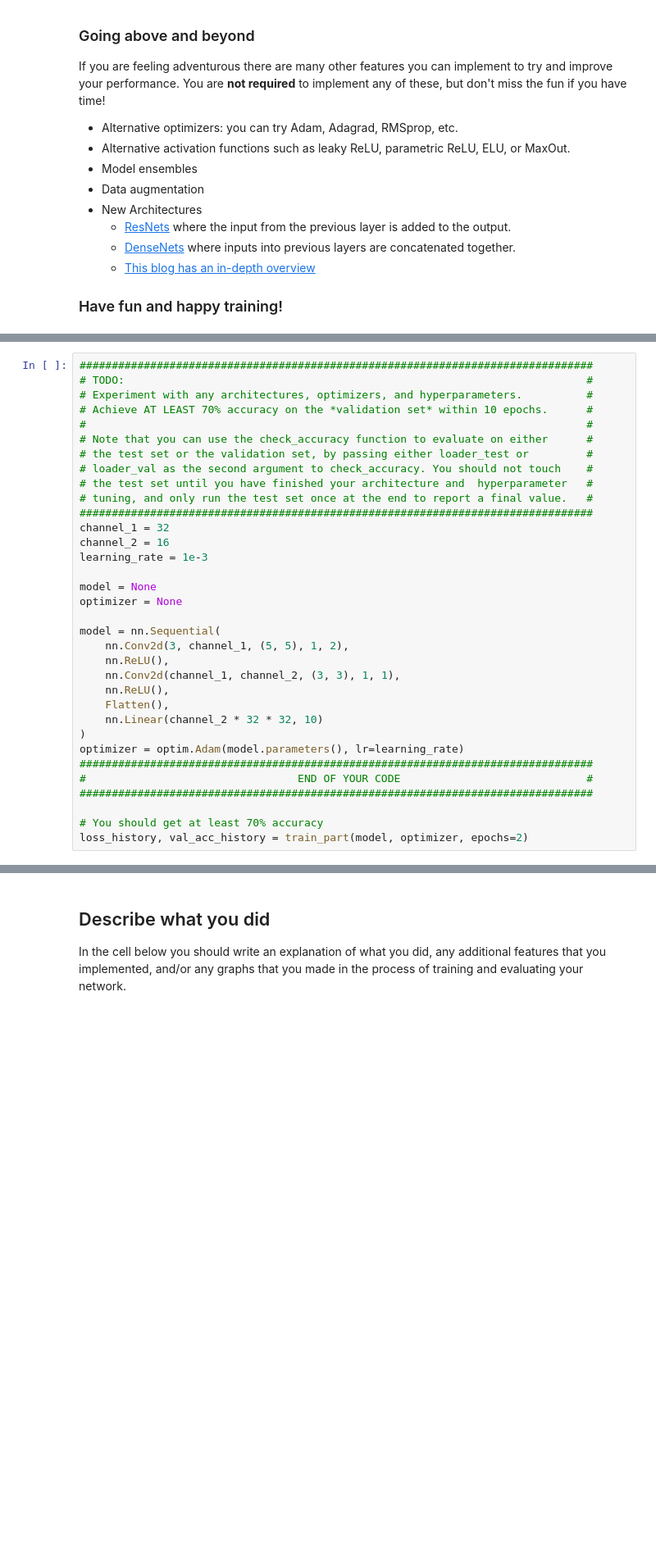
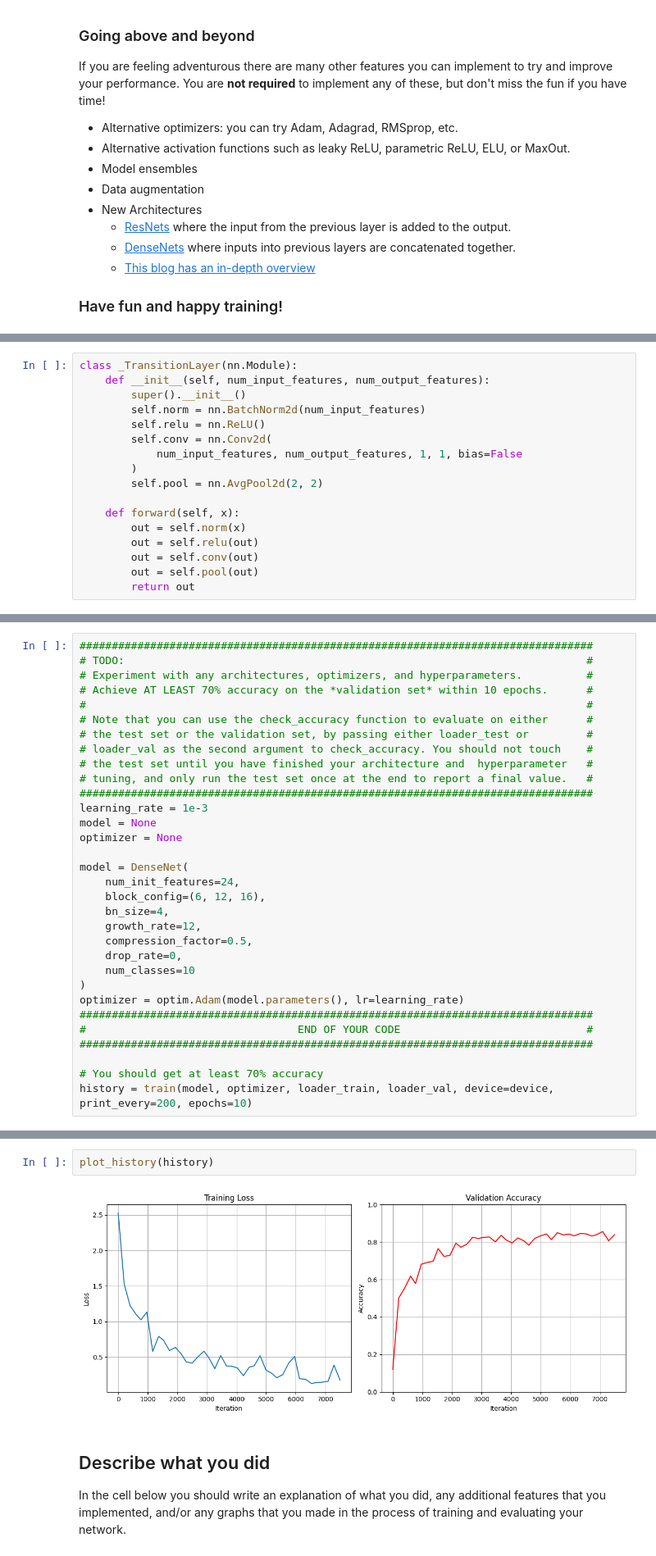
Before and after one commit to janakirampuli/cs231n, a Jupyter notebook: assignment2/PyTorch.ipynb, the cells around one changed output, grey strips where cells are left out. Shown: that part at 82% size. Cells and saved outputs as stored; diff of their text form; blank space fills up the shorter version.

Commit message:
added densenet

```diff
--- a/assignment2/PyTorch.ipynb
+++ b/assignment2/PyTorch.ipynb
@@ -1014,0 +1120,17 @@ def train_part(model, optimizer, epochs=1):
+# %%
+class _TransitionLayer(nn.Module):
+    def __init__(self, num_input_features, num_output_features):
+        super().__init__()
+        self.norm = nn.BatchNorm2d(num_input_features)
+        self.relu = nn.ReLU()
+        self.conv = nn.Conv2d(
+            num_input_features, num_output_features, 1, 1, bias=False
+        )
+        self.pool = nn.AvgPool2d(2, 2)
+
+    def forward(self, x):
+        out = self.norm(x)
+        out = self.relu(out)
+        out = self.conv(out)
+        out = self.pool(out)
+        return out
@@ -1024,20 +1209,18 @@ def train_part(model, optimizer, epochs=1):
 # the test set until you have finished your architecture and  hyperparameter   #
 # tuning, and only run the test set once at the end to report a final value.   #
 ################################################################################
-channel_1 = 32
-channel_2 = 16
 learning_rate = 1e-3
-
 model = None
 optimizer = None
 
-model = nn.Sequential(
-    nn.Conv2d(3, channel_1, (5, 5), 1, 2),
-    nn.ReLU(),
-    nn.Conv2d(channel_1, channel_2, (3, 3), 1, 1),
-    nn.ReLU(),
-    Flatten(),
-    nn.Linear(channel_2 * 32 * 32, 10)
+model = DenseNet(
+    num_init_features=24,
+    block_config=(6, 12, 16),
+    bn_size=4,
+    growth_rate=12,
+    compression_factor=0.5,
+    drop_rate=0,
+    num_classes=10
 )
 optimizer = optim.Adam(model.parameters(), lr=learning_rate)
 ################################################################################
@@ -1045,5 +1228,5 @@ optimizer = optim.Adam(model.parameters(), lr=learning_rate)
 ################################################################################
 
 # You should get at least 70% accuracy
-loss_history, val_acc_history = train_part(model, optimizer, epochs=2)
+history = train(model, optimizer, loader_train, loader_val, device=device, print_every=200, epochs=10)
 # %% [output]
@@ -1076,3 +1246,7 @@ plt.show()
+# %%
+plot_history(history)
+# %% [output]
+[figure, added]
 # %% [markdown]
 ## Describe what you did
 
```
Also changed, not shown: parts of 20 cells of this notebook.
